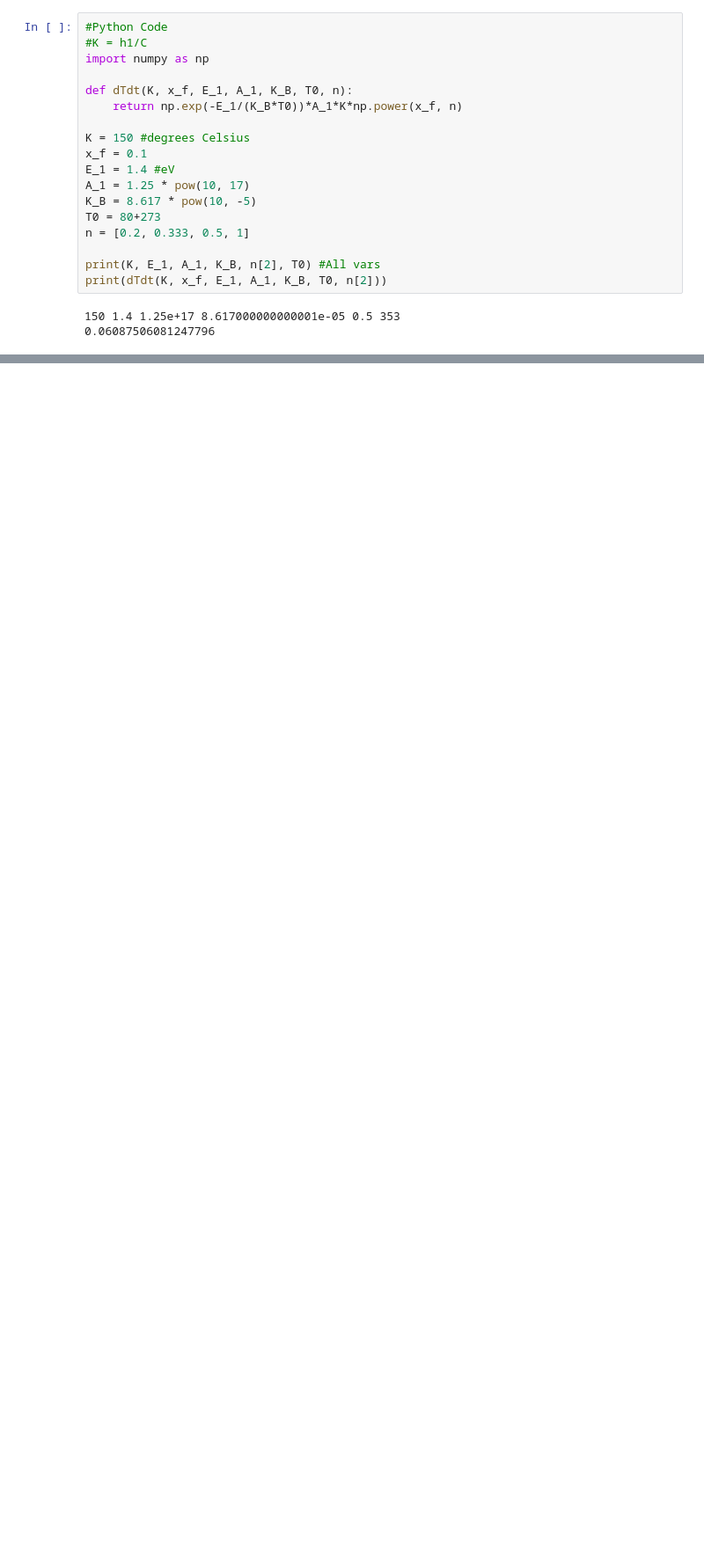
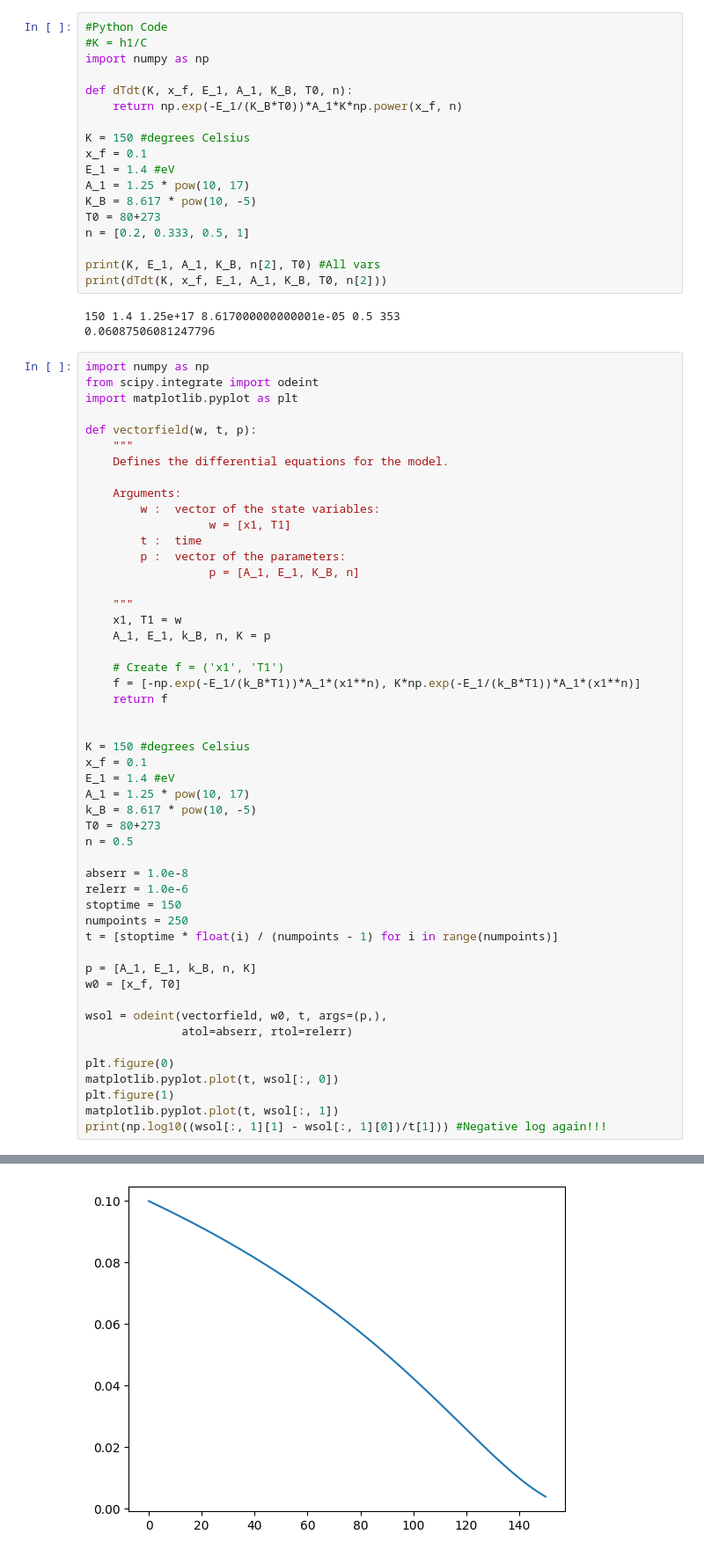
Before and after one commit to karrablaster123/ProjectCHE222, a Jupyter notebook: ProjectNotebookCHE222.ipynb, the cells around one changed output, grey strips where cells are left out. Shown at 88% size. Drawn from its saved outputs; the diff is of its cells as text; blank space fills up the shorter version.

```diff
--- a/ProjectNotebookCHE222.ipynb
+++ b/ProjectNotebookCHE222.ipynb
@@ -34,3 +34,54 @@ print(dTdt(K, x_f, E_1, A_1, K_B, T0, n[2]))
 # %% [output]
 150 1.4 1.25e+17 8.617000000000001e-05 0.5 353
 0.06087506081247796
+# %%
+import numpy as np
+from scipy.integrate import odeint
+import matplotlib.pyplot as plt
+
+def vectorfield(w, t, p):
+    """
+    Defines the differential equations for the model.
+
+    Arguments:
+        w :  vector of the state variables:
+                  w = [x1, T1]
+        t :  time
+        p :  vector of the parameters:
+                  p = [A_1, E_1, K_B, n]
+
+    """
+    x1, T1 = w
+    A_1, E_1, k_B, n, K = p
+
+    # Create f = ('x1', 'T1')
+    f = [-np.exp(-E_1/(k_B*T1))*A_1*(x1**n), K*np.exp(-E_1/(k_B*T1))*A_1*(x1**n)]
+    return f
+
+
+K = 150 #degrees Celsius
+x_f = 0.1
+E_1 = 1.4 #eV
+A_1 = 1.25 * pow(10, 17)
+k_B = 8.617 * pow(10, -5)
+T0 = 80+273
+n = 0.5
+
+abserr = 1.0e-8
+relerr = 1.0e-6
+stoptime = 150
+numpoints = 250
+t = [stoptime * float(i) / (numpoints - 1) for i in range(numpoints)]
+
+p = [A_1, E_1, k_B, n, K]
+w0 = [x_f, T0]
+
+wsol = odeint(vectorfield, w0, t, args=(p,),
+              atol=abserr, rtol=relerr)
+
+plt.figure(0)
+matplotlib.pyplot.plot(t, wsol[:, 0])
+plt.figure(1)
+matplotlib.pyplot.plot(t, wsol[:, 1])
+print(np.log10((wsol[:, 1][1] - wsol[:, 1][0])/t[1])) #Negative log again!!!
+# %% [output]
@@ -36,0 +89 @@ print(dTdt(K, x_f, E_1, A_1, K_B, T0, n[2]))
+[figure, added]
```
Also changed, not shown: parts of 1 cell of this notebook.
